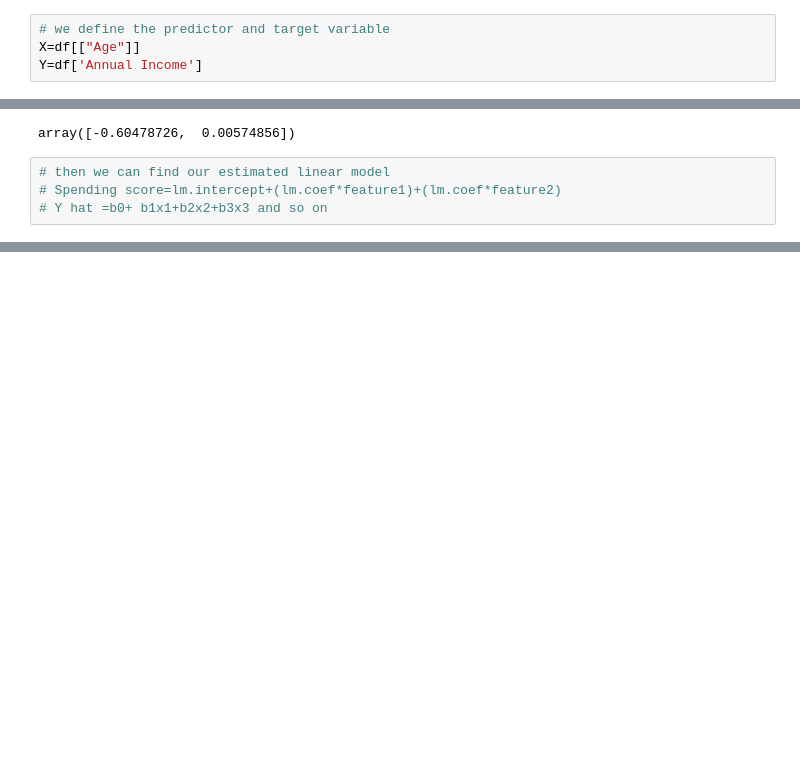
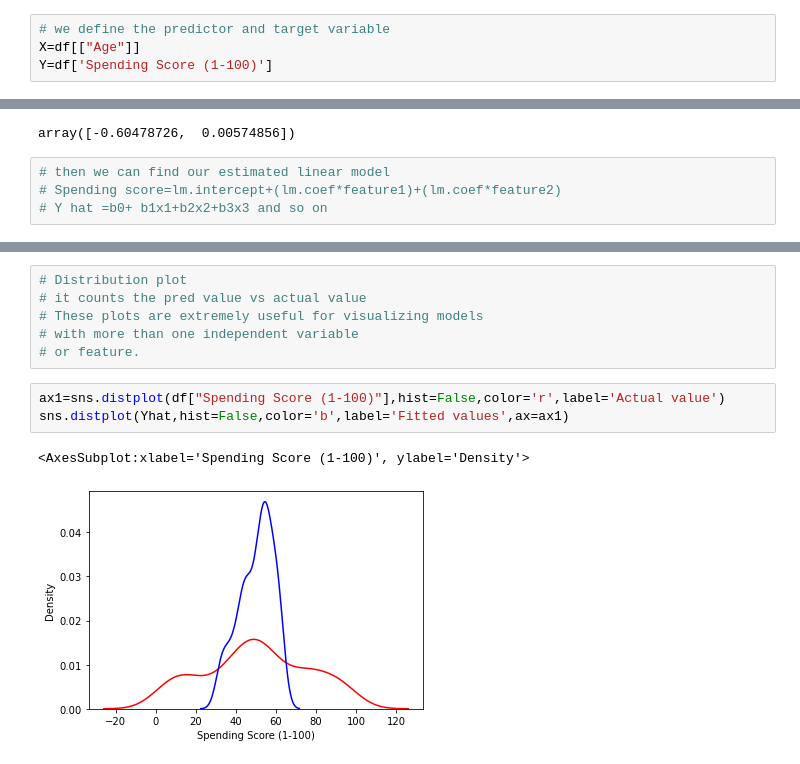
Before and after one commit to ayushagarwal42/trainingtask1, a Jupyter notebook: python_operations.ipynb, the cells around one changed output, grey strips where cells are left out. Drawn from its saved outputs; the diff is of its cells as text; blank space fills up the shorter version.

```diff
--- a/python_operations.ipynb
+++ b/python_operations.ipynb
@@ -912,7 +914,7 @@ lm=LinearRegression()
 # %%
 # we define the predictor and target variable
 X=df[["Age"]]
-Y=df['Annual Income']
+Y=df['Spending Score (1-100)']
 # %%
 # then use lm.fit(X,Y) to fit the model ,and find the parameters b0 and b1
 lm.fit(X,Y)
@@ -1013,0 +1042,12 @@ array([-0.60478726,  0.00574856])
+# %%
+# Distribution plot
+# it counts the pred value vs actual value
+# These plots are extremely useful for visualizing models
+# with more than one independent variable
+# or feature.
+# %%
+ax1=sns.distplot(df["Spending Score (1-100)"],hist=False,color='r',label='Actual value')
+sns.distplot(Yhat,hist=False,color='b',label='Fitted values',ax=ax1)
+# %% [output]
+<AxesSubplot:xlabel='Spending Score (1-100)', ylabel='Density'>
+[figure, added]
```
Also changed, not shown: parts of 24 cells of this notebook.
